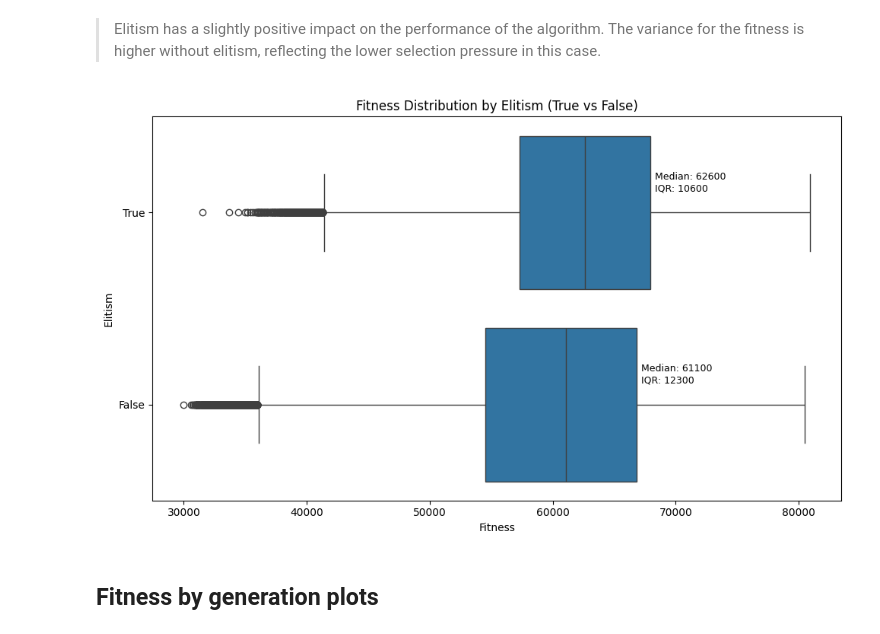
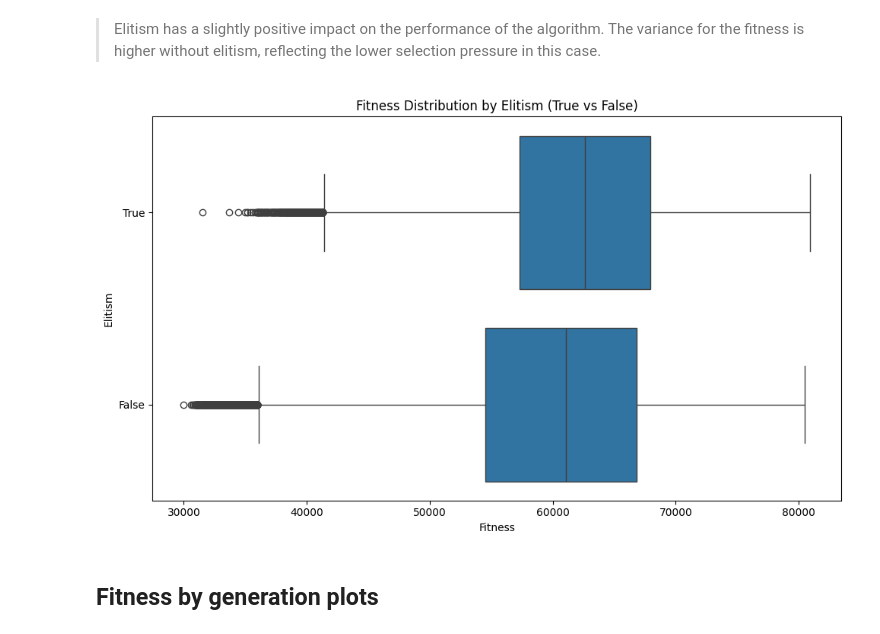
Before and after one commit to ritzww/CIFO-24-25, a Jupyter notebook: Notebooks and Functions/2_GA_results_analysis.ipynb, the cells around one changed output. Drawn from its saved outputs; the diff is of its cells as text; code cells hidden in the pictures.

```diff
--- a/Notebooks and Functions/2_GA_results_analysis.ipynb
+++ b/Notebooks and Functions/2_GA_results_analysis.ipynb
@@ -389,44 +318,44 @@ df_expanded.groupby("elitism")["fitness"].median().sort_values(ascending=False)
 elitism_order = (
     df_expanded.groupby("elitism")["fitness"]
     .median()
     .sort_values(ascending=False)
     .index
 )
 
 elitism_order = elitism_order.astype(str)
 
 df_expanded["elitism"] = df_expanded["elitism"].astype(str)
 
 
 plt.figure(figsize=(10, 6))
 ax = sns.boxplot(data=df_expanded, x="fitness", y="elitism", order=elitism_order)
 plt.title("Fitness Distribution by Elitism (True vs False)")
 plt.xlabel("Fitness")
 plt.ylabel("Elitism")
 
 for i, group in enumerate(elitism_order):
     group_data = df_expanded[df_expanded["elitism"] == group]["fitness"]
     q1 = group_data.quantile(0.25)
     q3 = group_data.quantile(0.75)
     median = group_data.median()
     iqr = q3 - q1
 
-    label = f"Median: {median:.0f} \nIQR: {iqr:.0f}"
+    # label = f"Median: {median:.0f} \nIQR: {iqr:.0f}"
 
-    ax.text(
-        x=q3 + 400,
-        y=i - 0.1,
-        s=label,
-        va='bottom',
-        ha='left',
-        fontsize=9,
-        color="black"
-    )
+    # ax.text(
+    #     x=q3 + 400,
+    #     y=i - 0.1,
+    #     s=label,
+    #     va='bottom',
+    #     ha='left',
+    #     fontsize=9,
+    #     color="black"
+    # )
 
 plt.tight_layout()
 plt.show()
 # %% [output]
-[figure, old version]
+[figure, new version]
 # %% [markdown]
 ## Fitness by generation plots
 # %% [markdown]
```
Also changed, not shown: parts of 19 cells of this notebook.
